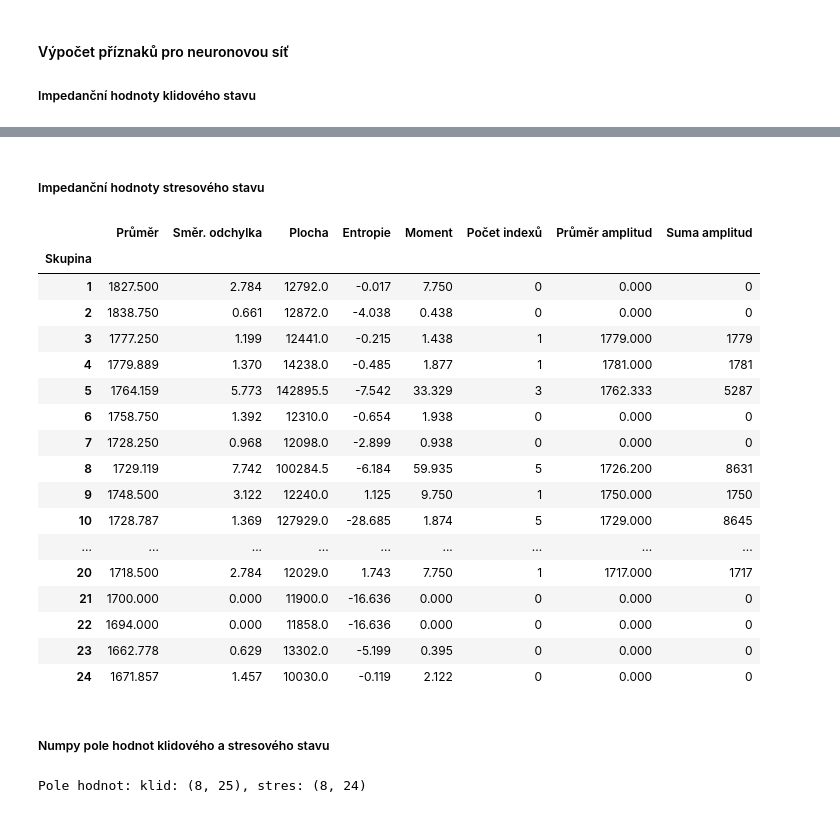
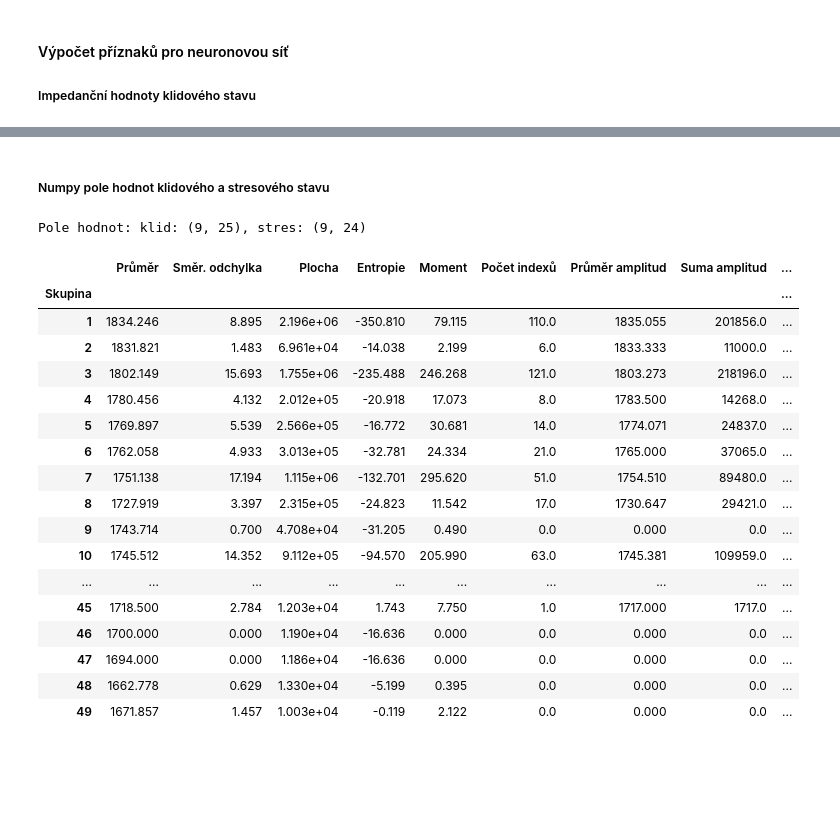
Before and after one commit to Vojtech-Benda/AUI, a Jupyter notebook: cviceni2/cviceni2.ipynb, the cells around one changed output, grey strips where cells are left out. Drawn from its saved outputs; the diff is of its cells as text; code cells hidden in the pictures; blank space fills up the shorter version.

```diff
--- a/cviceni2/cviceni2.ipynb
+++ b/cviceni2/cviceni2.ipynb
@@ -169,51 +137,53 @@ klidTabulka.set_index(pandas.Index(range(1, len(klidSkupiny) + 1), name="Skupina
-# %% [markdown]
-##### Impedanční hodnoty stresového stavu
-# %%
-stresStatistikaSkupin = statistikaSkupin(stresSkupiny)
-stresEntropie = entropieSkupin(stresSkupiny)
-stresPeakySkupin = detekcePeakuSkupiny(stresSkupiny)
-
-stresHodnoty = zip(stresStatistikaSkupin['prumer'], stresStatistikaSkupin['std'],
-              stresStatistikaSkupin['plocha'], stresEntropie,
-              stresStatistikaSkupin['moment'], stresPeakySkupin['pocetIndexu'],
-              stresPeakySkupin['prumer'], stresPeakySkupin['suma'])
-sloupce = ["Průměr", "Směr. odchylka", "Plocha", "Entropie", "Moment",
-           "Počet indexů", "Průměr amplitud", "Suma amplitud"]
-
-stresTabulka = pandas.DataFrame(stresHodnoty, columns=sloupce)
-stresTabulka.set_index(pandas.Index(range(1, len(stresSkupiny) + 1), name="Skupina"))
-# %% [output]
-|  | Průměr | Směr. odchylka | Plocha | Entropie | Moment | Počet indexů | Průměr amplitud | Suma amplitud |
-| Skupina |  |  |  |  |  |  |  |  |
-| 1 | 1827.500 | 2.784 | 12792.0 | -0.017 | 7.750 | 0 | 0.000 | 0 |
-| 2 | 1838.750 | 0.661 | 12872.0 | -4.038 | 0.438 | 0 | 0.000 | 0 |
-| 3 | 1777.250 | 1.199 | 12441.0 | -0.215 | 1.438 | 1 | 1779.000 | 1779 |
-| 4 | 1779.889 | 1.370 | 14238.0 | -0.485 | 1.877 | 1 | 1781.000 | 1781 |
-| 5 | 1764.159 | 5.773 | 142895.5 | -7.542 | 33.329 | 3 | 1762.333 | 5287 |
-| 6 | 1758.750 | 1.392 | 12310.0 | -0.654 | 1.938 | 0 | 0.000 | 0 |
-| 7 | 1728.250 | 0.968 | 12098.0 | -2.899 | 0.938 | 0 | 0.000 | 0 |
-| 8 | 1729.119 | 7.742 | 100284.5 | -6.184 | 59.935 | 5 | 1726.200 | 8631 |
-| 9 | 1748.500 | 3.122 | 12240.0 | 1.125 | 9.750 | 1 | 1750.000 | 1750 |
-| 10 | 1728.787 | 1.369 | 127929.0 | -28.685 | 1.874 | 5 | 1729.000 | 8645 |
-| ... | ... | ... | ... | ... | ... | ... | ... | ... |
-| 20 | 1718.500 | 2.784 | 12029.0 | 1.743 | 7.750 | 1 | 1717.000 | 1717 |
-| 21 | 1700.000 | 0.000 | 11900.0 | -16.636 | 0.000 | 0 | 0.000 | 0 |
-| 22 | 1694.000 | 0.000 | 11858.0 | -16.636 | 0.000 | 0 | 0.000 | 0 |
-| 23 | 1662.778 | 0.629 | 13302.0 | -5.199 | 0.395 | 0 | 0.000 | 0 |
-| 24 | 1671.857 | 1.457 | 10030.0 | -0.119 | 2.122 | 0 | 0.000 | 0 |
+# %%
+klidStatistikaSkupin = statistikaSkupin(klidSkupiny)
+klidEntropie = entropieSkupin(klidSkupiny)
+klidPeakySkupin = detekcePeakuSkupiny(klidSkupiny)
+klidLabel = np.zeros(shape=len(klidEntropie), dtype=np.float64)
+
+stresStatistikaSkupin = statistikaSkupin(stresSkupiny)
+stresEntropie = entropieSkupin(stresSkupiny)
+stresPeakySkupin = detekcePeakuSkupiny(stresSkupiny)
+stresLabel = np.ones(shape=len(stresEntropie), dtype=np.float64)
 # %% [markdown]
 ##### Numpy pole hodnot klidového a stresového stavu
 # %%
 klidPole = np.array([klidStatistikaSkupin['prumer'], klidStatistikaSkupin['std'],
               klidStatistikaSkupin['plocha'], klidEntropie,
               klidStatistikaSkupin['moment'], klidPeakySkupin['pocetIndexu'],
-              klidPeakySkupin['prumer'], klidPeakySkupin['suma']])
+              klidPeakySkupin['prumer'], klidPeakySkupin['suma'], klidLabel], dtype=np.float64)
 
 stresPole = np.array([stresStatistikaSkupin['prumer'], stresStatistikaSkupin['std'],
             stresStatistikaSkupin['plocha'], stresEntropie,
             stresStatistikaSkupin['moment'], stresPeakySkupin['pocetIndexu'],
-            stresPeakySkupin['prumer'], stresPeakySkupin['suma']])
+            stresPeakySkupin['prumer'], stresPeakySkupin['suma'], stresLabel], dtype=np.float64)
+print(f"Pole hodnot: klid: {klidPole.shape}, stres: {stresPole.shape}")
 
-print(f"Pole hodnot: klid: {klidPole.shape}, stres: {stresPole.shape}")
+klidStresPole = np.hstack((klidPole, stresPole))
+klidStresPole = np.transpose(klidStresPole)
+radky = klidStresPole.shape[0]
+
+sloupce = ["Průměr", "Směr. odchylka", "Plocha", "Entropie", "Moment",
+           "Počet indexů", "Průměr amplitud", "Suma amplitud", "Label"]
+
+klidTabulka = pandas.DataFrame(klidStresPole, columns=sloupce)
+klidTabulka.set_index(pandas.Index(range(1, radky + 1), name="Skupina"))
 # %% [output]
-Pole hodnot: klid: (8, 25), stres: (8, 24)
+Pole hodnot: klid: (9, 25), stres: (9, 24)
+|  | Průměr | Směr. odchylka | Plocha | Entropie | Moment | Počet indexů | Průměr amplitud | Suma amplitud | ... |
+| Skupina |  |  |  |  |  |  |  |  | ... |
+| 1 | 1834.246 | 8.895 | 2.196e+06 | -350.810 | 79.115 | 110.0 | 1835.055 | 201856.0 | ... |
+| 2 | 1831.821 | 1.483 | 6.961e+04 | -14.038 | 2.199 | 6.0 | 1833.333 | 11000.0 | ... |
+| 3 | 1802.149 | 15.693 | 1.755e+06 | -235.488 | 246.268 | 121.0 | 1803.273 | 218196.0 | ... |
+| 4 | 1780.456 | 4.132 | 2.012e+05 | -20.918 | 17.073 | 8.0 | 1783.500 | 14268.0 | ... |
+| 5 | 1769.897 | 5.539 | 2.566e+05 | -16.772 | 30.681 | 14.0 | 1774.071 | 24837.0 | ... |
+| 6 | 1762.058 | 4.933 | 3.013e+05 | -32.781 | 24.334 | 21.0 | 1765.000 | 37065.0 | ... |
+| 7 | 1751.138 | 17.194 | 1.115e+06 | -132.701 | 295.620 | 51.0 | 1754.510 | 89480.0 | ... |
+| 8 | 1727.919 | 3.397 | 2.315e+05 | -24.823 | 11.542 | 17.0 | 1730.647 | 29421.0 | ... |
+| 9 | 1743.714 | 0.700 | 4.708e+04 | -31.205 | 0.490 | 0.0 | 0.000 | 0.0 | ... |
+| 10 | 1745.512 | 14.352 | 9.112e+05 | -94.570 | 205.990 | 63.0 | 1745.381 | 109959.0 | ... |
+| ... | ... | ... | ... | ... | ... | ... | ... | ... | ... |
+| 45 | 1718.500 | 2.784 | 1.203e+04 | 1.743 | 7.750 | 1.0 | 1717.000 | 1717.0 | ... |
+| 46 | 1700.000 | 0.000 | 1.190e+04 | -16.636 | 0.000 | 0.0 | 0.000 | 0.0 | ... |
+| 47 | 1694.000 | 0.000 | 1.186e+04 | -16.636 | 0.000 | 0.0 | 0.000 | 0.0 | ... |
+| 48 | 1662.778 | 0.629 | 1.330e+04 | -5.199 | 0.395 | 0.0 | 0.000 | 0.0 | ... |
+| 49 | 1671.857 | 1.457 | 1.003e+04 | -0.119 | 2.122 | 0.0 | 0.000 | 0.0 | ... |
```
Also changed, not shown: parts of 5 cells of this notebook.
